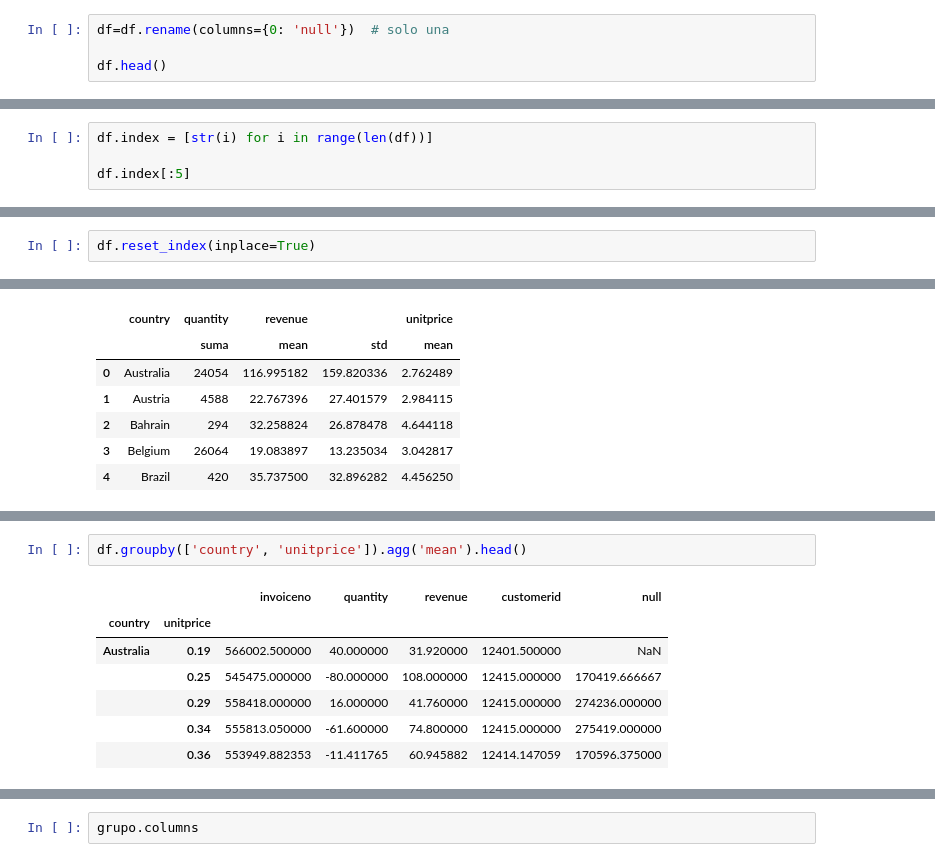
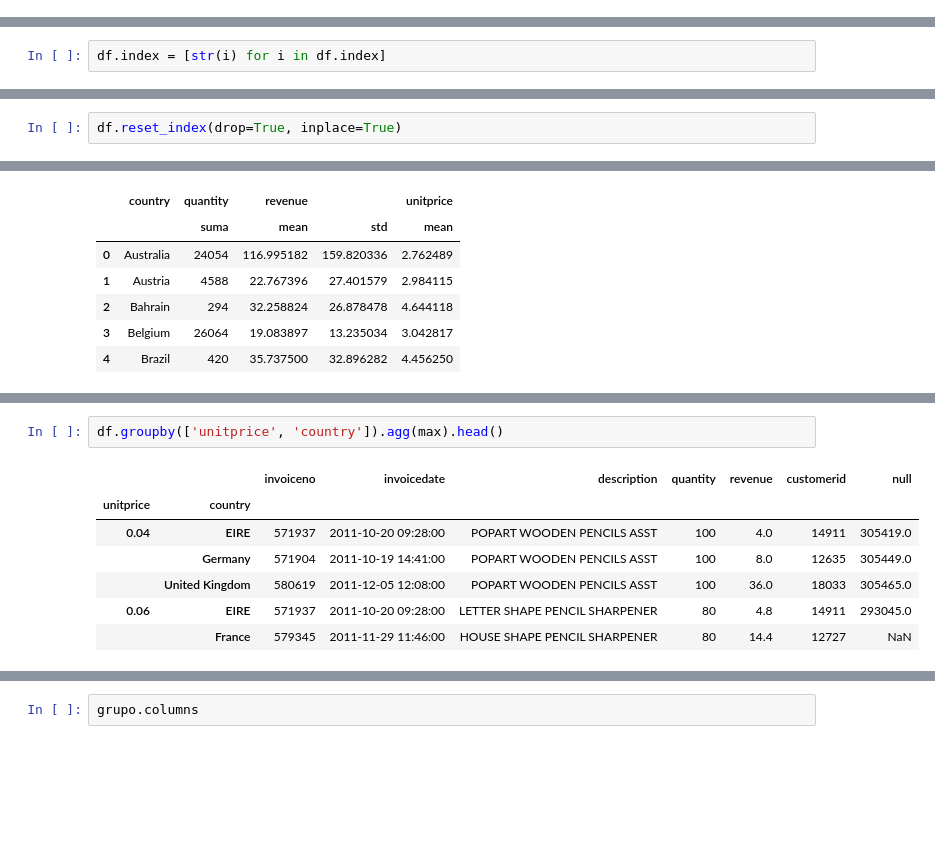
Before and after one commit to Ironhack-Data-Madrid-Abril-2023/apuntes_clase, a Jupyter notebook: semana_2/2.1 - Pandas Deepdive.ipynb, the cells around one changed output, grey strips where cells are left out. Drawn from its saved outputs; the diff is of its cells as text; blank space fills up the shorter version.

```diff
--- a/semana_2/2.1 - Pandas Deepdive.ipynb
+++ b/semana_2/2.1 - Pandas Deepdive.ipynb
@@ -177,4 +104,0 @@ int
-# %%
-df=df.rename(columns={0: 'null'})  # solo una
-
-df.head()
@@ -489,6 +430,4 @@ df.index
 # %% [output]
 RangeIndex(start=0, stop=396034, step=1)
 # %%
-df.index = [str(i) for i in range(len(df))]
-
-df.index[:5]
+df.index = [str(i) for i in df.index]
@@ -504 +462,3 @@ df.iloc[0:5:2]
+# %%
+df.reset_index(drop=True, inplace=True)
 # %%
@@ -524,2 +477,0 @@ Index(['0', '1', '2', '3', '4'], dtype='object')
-# %%
-df.reset_index(inplace=True)
@@ -975,11 +872,11 @@ df.groupby(['country', 'unitprice']).agg(max).head()
 # %%
-df.groupby(['country', 'unitprice']).agg('mean').head()
+df.groupby(['unitprice', 'country']).agg(max).head()
 # %% [output]
-|  |  | invoiceno | quantity | revenue | customerid | null |
-| country | unitprice |  |  |  |  |  |
-| Australia | 0.19 | 566002.500000 | 40.000000 | 31.920000 | 12401.500000 | NaN |
-|  | 0.25 | 545475.000000 | -80.000000 | 108.000000 | 12415.000000 | 170419.666667 |
-|  | 0.29 | 558418.000000 | 16.000000 | 41.760000 | 12415.000000 | 274236.000000 |
-|  | 0.34 | 555813.050000 | -61.600000 | 74.800000 | 12415.000000 | 275419.000000 |
-|  | 0.36 | 553949.882353 | -11.411765 | 60.945882 | 12414.147059 | 170596.375000 |
+|  |  | invoiceno | invoicedate | description | quantity | revenue | customerid | null |
+| unitprice | country |  |  |  |  |  |  |  |
+| 0.04 | EIRE | 571937 | 2011-10-20 09:28:00 | POPART WOODEN PENCILS ASST | 100 | 4.0 | 14911 | 305419.0 |
+|  | Germany | 571904 | 2011-10-19 14:41:00 | POPART WOODEN PENCILS ASST | 100 | 8.0 | 12635 | 305449.0 |
+|  | United Kingdom | 580619 | 2011-12-05 12:08:00 | POPART WOODEN PENCILS ASST | 100 | 36.0 | 18033 | 305465.0 |
+| 0.06 | EIRE | 571937 | 2011-10-20 09:28:00 | LETTER SHAPE PENCIL SHARPENER | 80 | 4.8 | 14911 | 293045.0 |
+|  | France | 579345 | 2011-11-29 11:46:00 | HOUSE SHAPE PENCIL SHARPENER | 80 | 14.4 | 12727 | NaN |
 # %%
```
Also changed, not shown: parts of 177 cells of this notebook, 1 other file.
